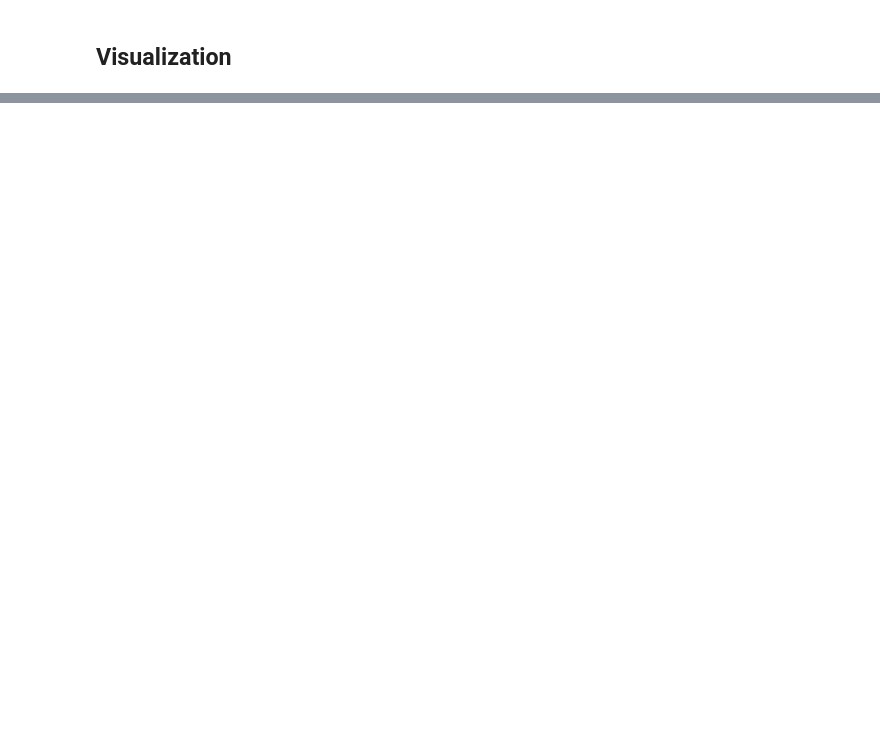
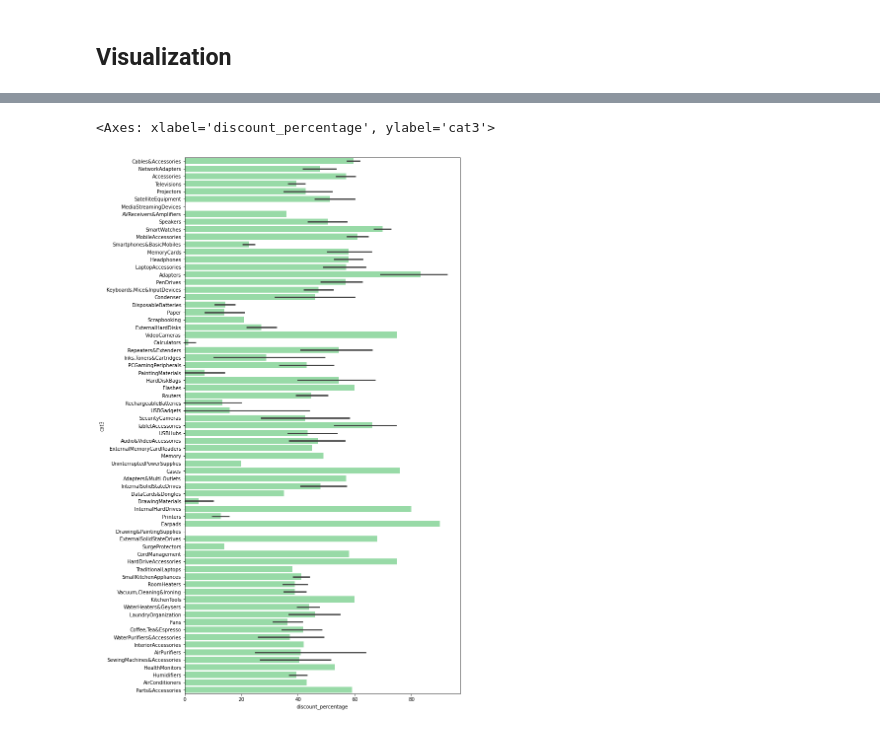
Before and after one commit to pawara101/MSC_UOM, a Jupyter notebook: Data-Science/DS-project/aws.ipynb, the cells around one changed output, grey strips where cells are left out. Saved outputs shown, nothing was run; the diff lists cells and outputs as text; code cells hidden in the pictures; blank space fills up the shorter version.

```diff
--- a/Data-Science/DS-project/aws.ipynb
+++ b/Data-Science/DS-project/aws.ipynb
@@ -408,0 +541,9 @@ amazon_data.head(3)
+# %%
+a4_dims = (10, 20)
+fig, ax = plt.subplots(figsize=a4_dims)
+sns.set_color_codes("pastel")
+sns.barplot(x="discount_percentage", y="cat3", data=amazon_data,
+            label="Total", color="g",ax=ax)
+# %% [output]
+<Axes: xlabel='discount_percentage', ylabel='cat3'>
+[figure, added]
```
Also changed, not shown: parts of 17 cells of this notebook.
